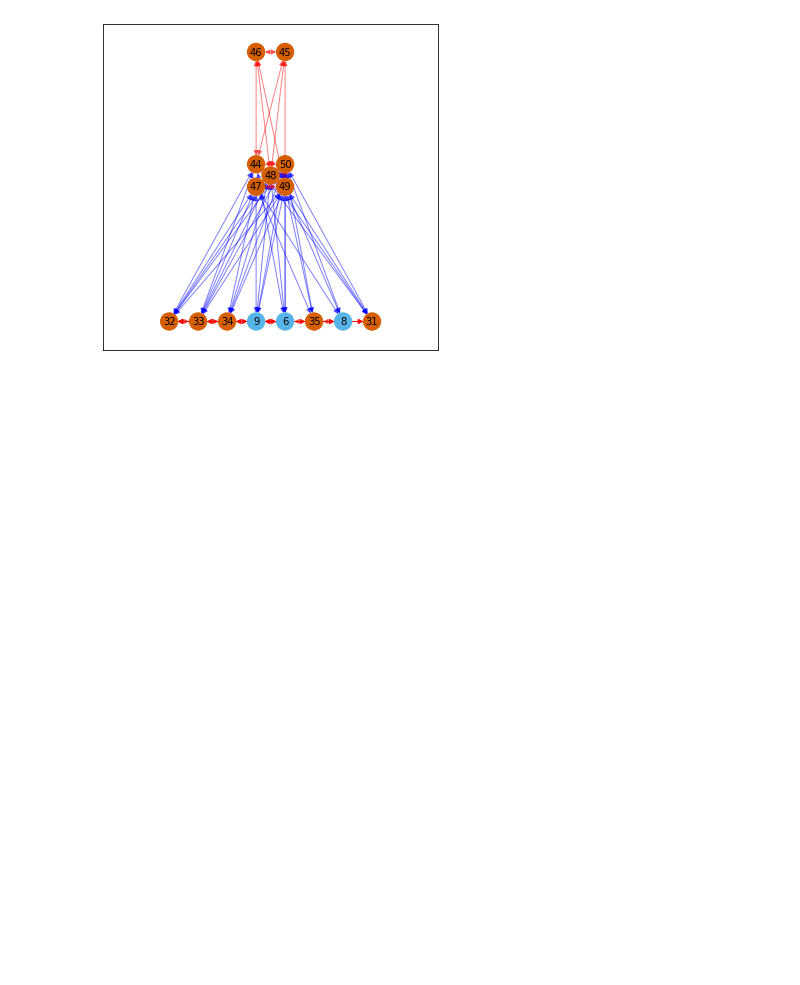
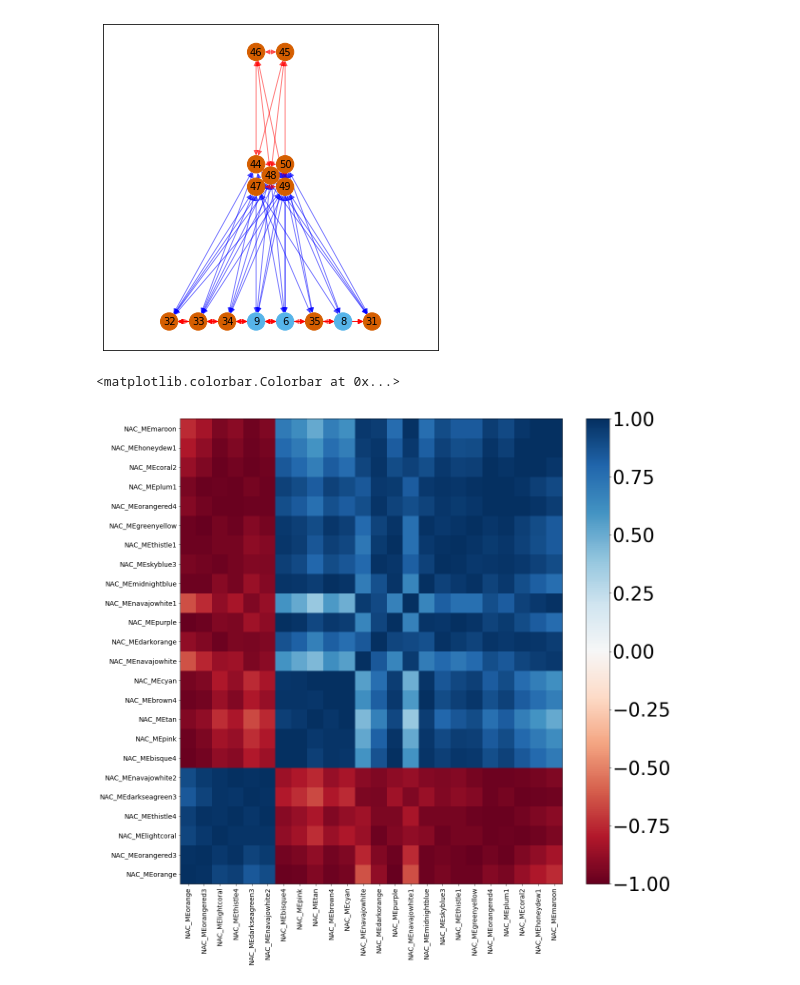
Before and after one commit to baicalin/GAN-WGCNA, a Jupyter notebook: codes/GAN-WGCNA/Figures.ipynb, the cells around one changed output. Saved outputs shown, nothing was run; the diff lists cells and outputs as text; code cells hidden in the pictures; blank space fills up the shorter version.

Commit message:
Add heatmap

```diff
--- a/codes/GAN-WGCNA/Figures.ipynb
+++ b/codes/GAN-WGCNA/Figures.ipynb
@@ -1160,3 +1016,23 @@ nx.draw_networkx_edges(G, pos, edge_color=colors, alpha=0.5,arrowstyle="<|-|>")
 [figure]
 [figure]
 [figure]
+# %%
+
+plt.figure(figsize= (18,18))
+plt.rcParams["image.cmap"] = 'RdBu'
+scope = ["NAC_MEorange", "NAC_MEorangered3", "NAC_MElightcoral",
+         "NAC_MEthistle4", "NAC_MEdarkseagreen3", "NAC_MEnavajowhite2",
+         "NAC_MEbisque4", "NAC_MEpink", "NAC_MEtan", "NAC_MEbrown4","NAC_MEcyan", "NAC_MEnavajowhite", "NAC_MEdarkorange", "NAC_MEpurple", "NAC_MEnavajowhite1",
+        "NAC_MEmidnightblue", "NAC_MEskyblue3", "NAC_MEthistle1", "NAC_MEgreenyellow", "NAC_MEorangered4", "NAC_MEplum1", "NAC_MEcoral2", "NAC_MEhoneydew1", "NAC_MEmaroon"]
+tmp_corr_between_region = corr_between_region.loc[scope, scope]
+
+plt.pcolor(tmp_corr_between_region)
+
+plt.xticks(np.arange(0.5, len(tmp_corr_between_region.columns), 1), tmp_corr_between_region.columns, rotation='vertical', fontsize=14)
+plt.yticks(np.arange(0.5, len(tmp_corr_between_region.index), 1), tmp_corr_between_region.index, fontsize=14)
+
+plt.clim(-1., 1.)
+plt.colorbar()
+# %% [output]
+<matplotlib.colorbar.Colorbar at 0x...>
+[figure, added]
```
Also changed, not shown: parts of 3 cells of this notebook.
